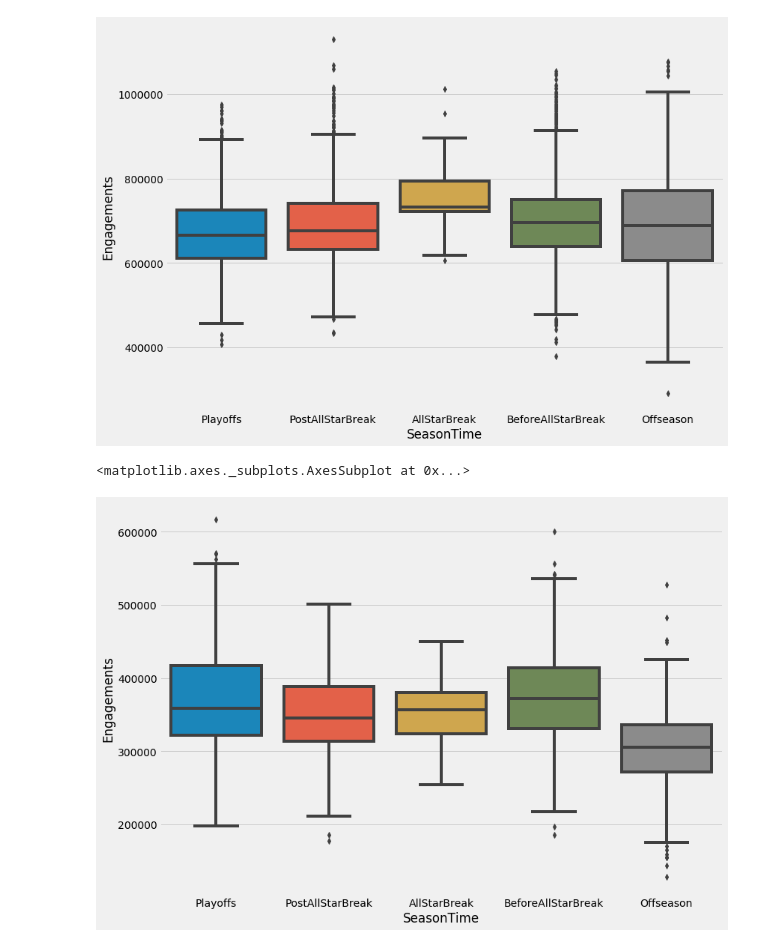
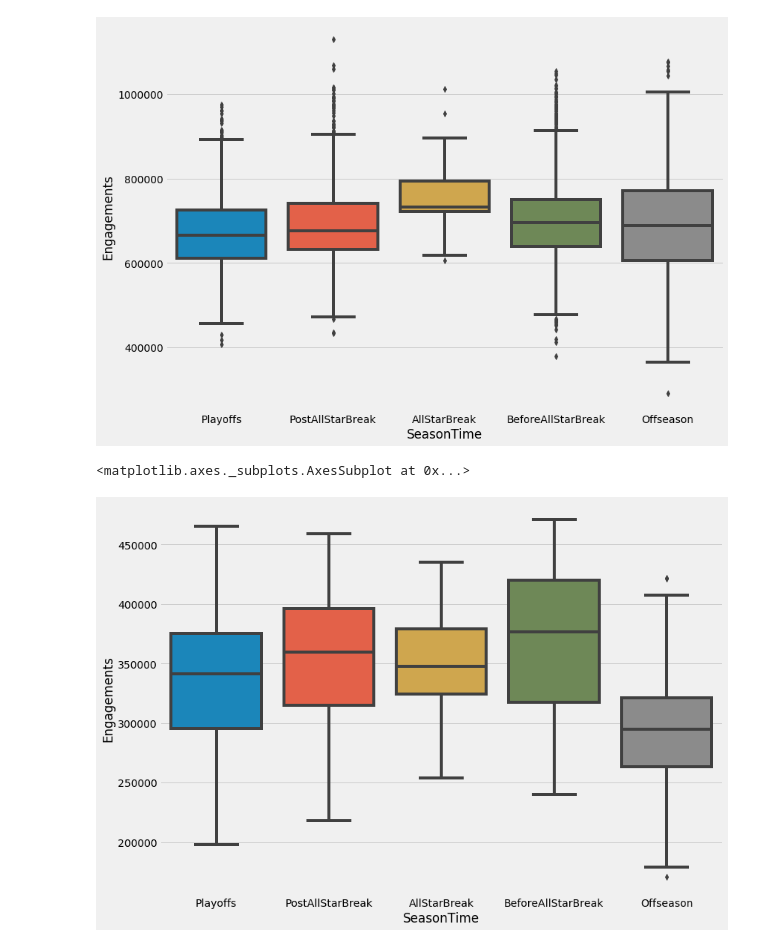
Before and after one commit to frankhu19/NBA2019, a Jupyter notebook: EDA_hunt_for_better_mape_Round2.ipynb, the cells around one changed output. Saved outputs shown, nothing was run; the diff lists cells and outputs as text; code cells hidden in the pictures.

```diff
--- a/EDA_hunt_for_better_mape_Round2.ipynb
+++ b/EDA_hunt_for_better_mape_Round2.ipynb
@@ -123,7 +123,7 @@ sns.boxplot(x = 'SeasonTime', y = 'Engagements', data = data[data['Type'] == 'Vi
 # %%
 plt.figure(figsize=(12, 9))
 
-sns.boxplot(x = 'SeasonTime', y = 'Engagements', data = data[data['Type'] != 'Video'])
+sns.boxplot(x = 'SeasonTime', y = 'Engagements', data = data[data['Type'] == 'Album'])
 # %% [output]
 <matplotlib.axes._subplots.AxesSubplot at 0x...>
-[figure, old version]
+[figure, new version]
```
Also changed, not shown: parts of 5 cells of this notebook, 3 other files.
